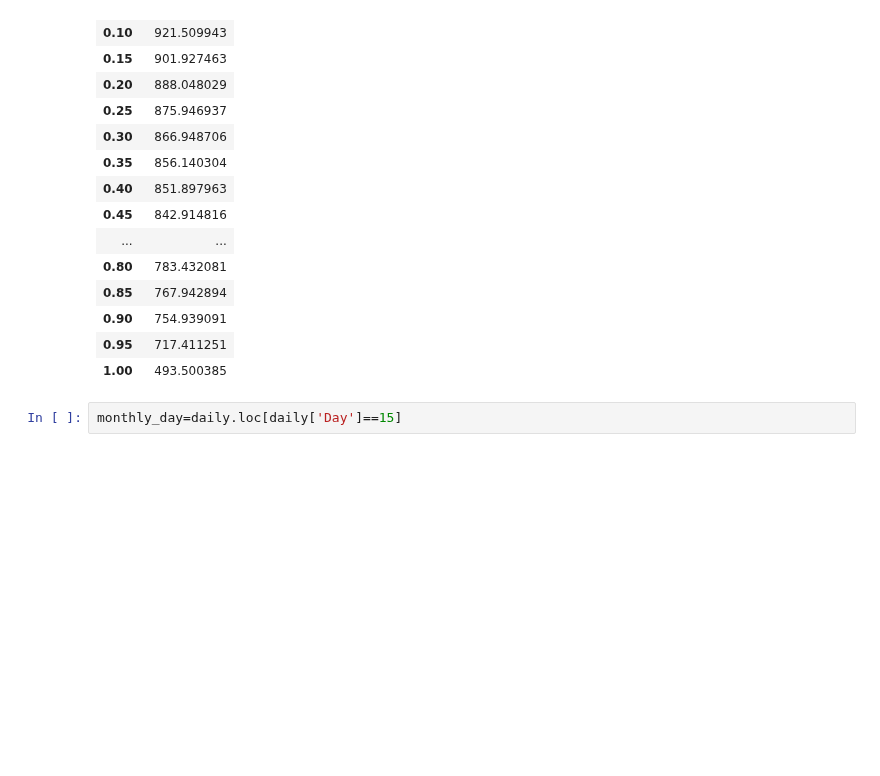
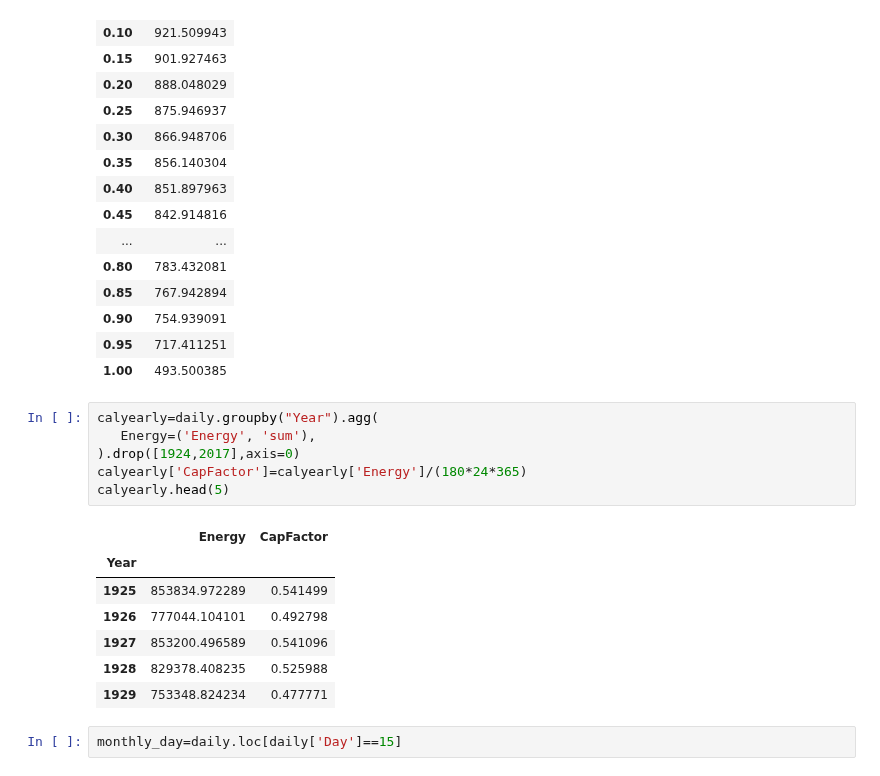
Before and after one commit to AndyFlem/ngonye-notepad, a Jupyter notebook: e_power_energy.ipynb, the cells around one changed output. Saved outputs shown, nothing was run; the diff lists cells and outputs as text; blank space fills up the shorter version.

```diff
--- a/e_power_energy.ipynb
+++ b/e_power_energy.ipynb
@@ -536,6 +536,20 @@ edc
 | 0.90 | 754.939091 |
 | 0.95 | 717.411251 |
 | 1.00 | 493.500385 |
+# %%
+calyearly=daily.groupby("Year").agg(
+   Energy=('Energy', 'sum'),
+).drop([1924,2017],axis=0)
+calyearly['CapFactor']=calyearly['Energy']/(180*24*365)
+calyearly.head(5)
+# %% [output]
+|  | Energy | CapFactor |
+| Year |  |  |
+| 1925 | 853834.972289 | 0.541499 |
+| 1926 | 777044.104101 | 0.492798 |
+| 1927 | 853200.496589 | 0.541096 |
+| 1928 | 829378.408235 | 0.525988 |
+| 1929 | 753348.824234 | 0.477771 |
 # %%
 monthly_day=daily.loc[daily['Day']==15]
 # %%
```
Also changed, not shown: parts of 1 cell of this notebook, 1 other file.
